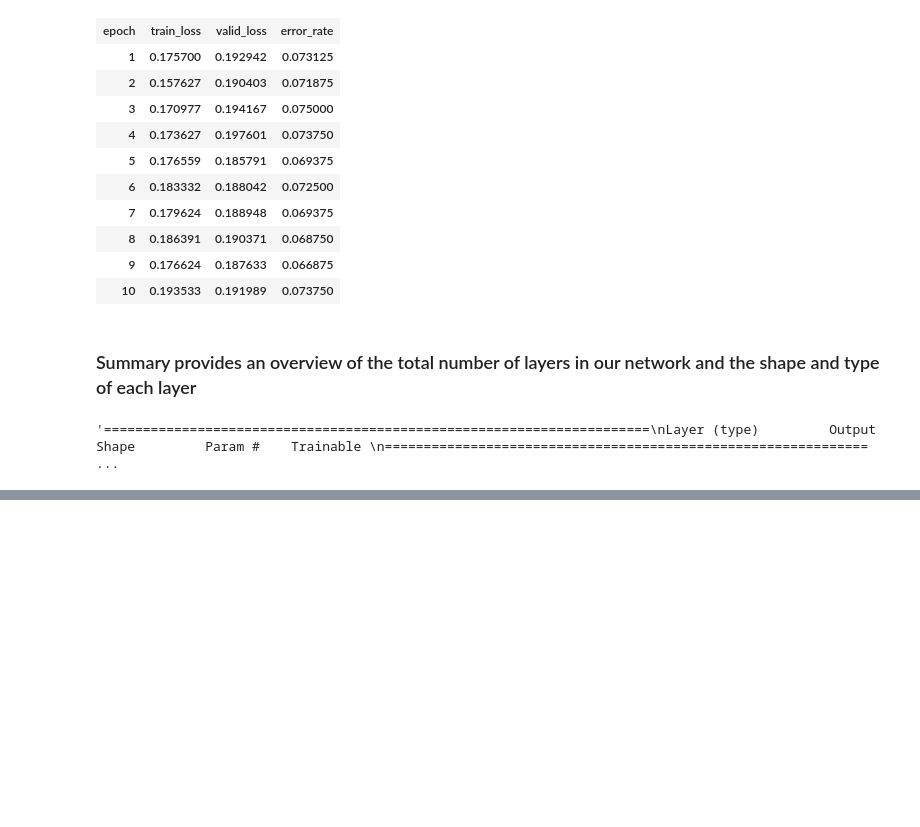
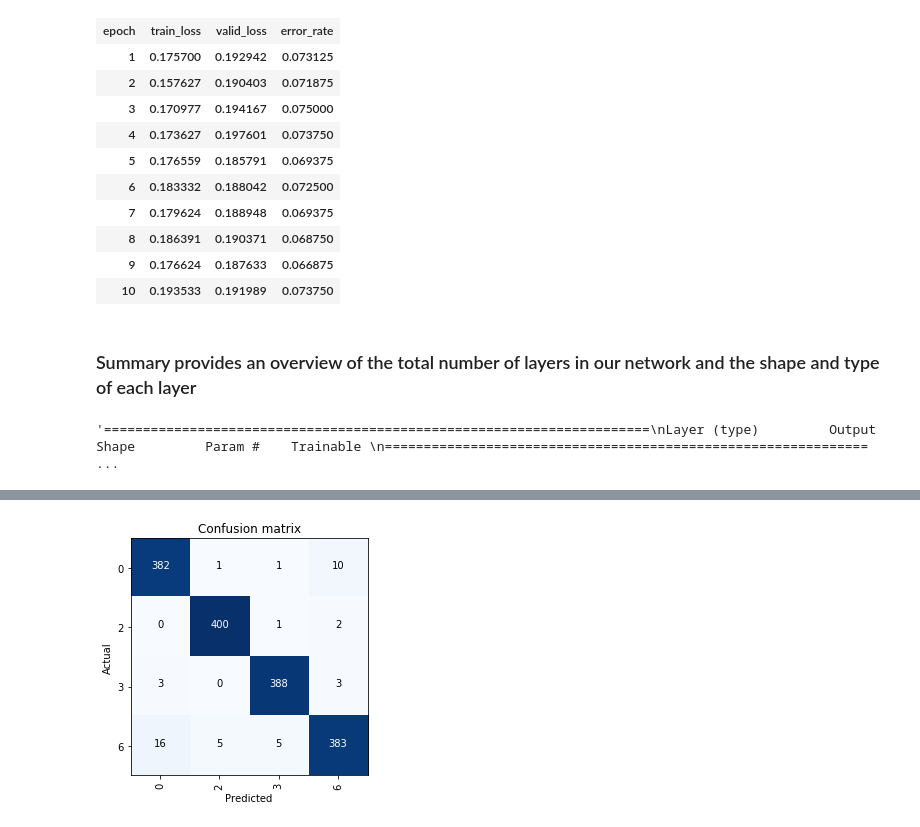
Before and after one commit to codefeeder/Project, a Jupyter notebook: cv_problem/classification.ipynb, the cells around one changed output, grey strips where cells are left out. Cells and saved outputs as stored; diff of their text form; code cells hidden in the pictures; blank space fills up the shorter version.

```diff
--- a/cv_problem/classification.ipynb
+++ b/cv_problem/classification.ipynb
@@ -298,0 +332,5 @@ for i in range(0,len(test_image)):
+# %%
+lr = 5e-06
+lrs = [lr/100,lr/10,lr]
+# %%
+learn.fit_one_cycle(4,lrs)
@@ -298,0 +346,5 @@ for i in range(0,len(test_image)):
+# %%
+result_interpretation = ClassificationInterpretation.from_learner(learn)
+result_interpretation.plot_confusion_matrix()
+# %% [output]
+[figure, added]
```
Also changed, not shown: parts of 27 cells of this notebook, 1 other file.
